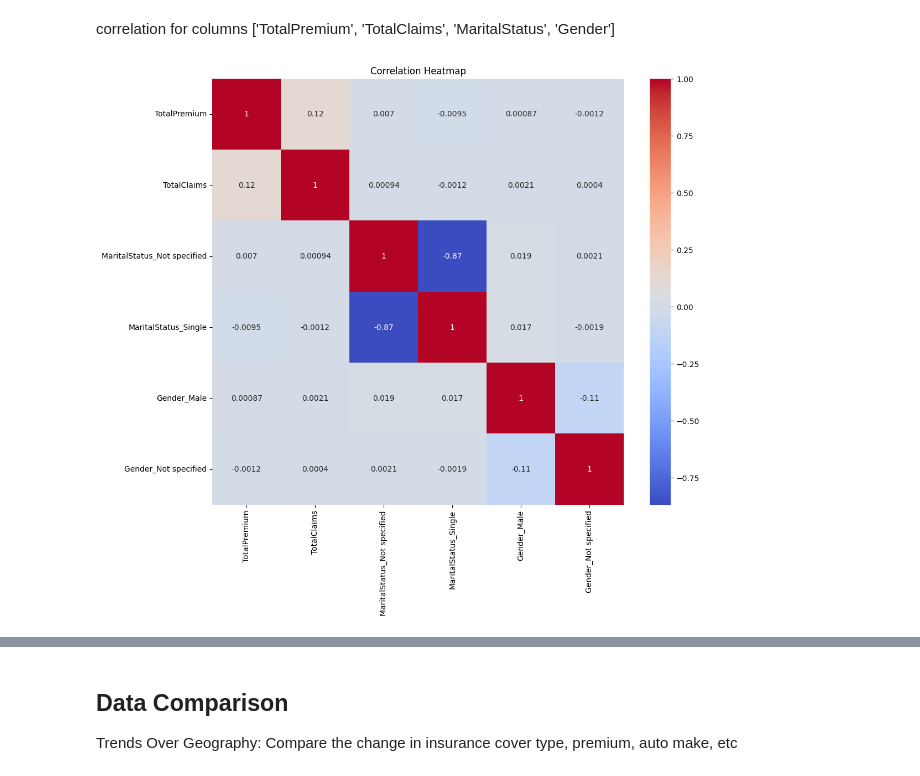
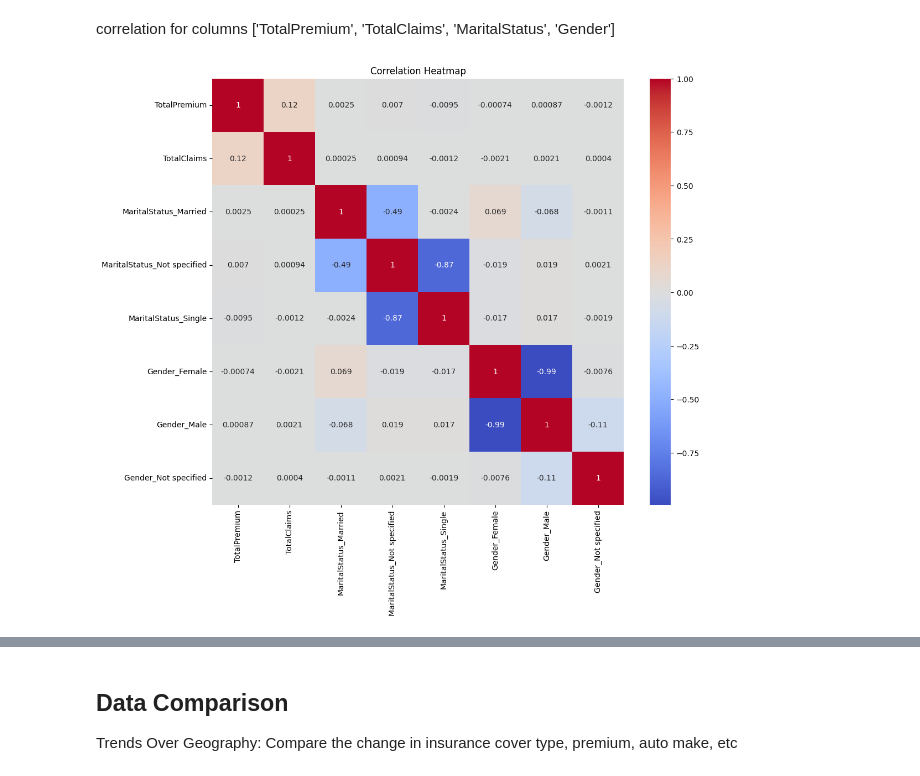
Before and after one commit to OL-YAD/AlphaCares-Insurance-Analytics, a Jupyter notebook: notebooks/insurance_EDA.ipynb, the cells around one changed output, grey strips where cells are left out. Saved outputs shown, nothing was run; the diff lists cells and outputs as text; code cells hidden in the pictures.

```diff
--- a/notebooks/insurance_EDA.ipynb
+++ b/notebooks/insurance_EDA.ipynb
@@ -404,9 +406,9 @@ Name: TotalPremium, dtype: float64
 correlation for columns ['TotalPremium', 'TotalClaims', 'MaritalStatus', 'Gender']
 # %%
 columns=['TotalPremium', 'TotalClaims', 'MaritalStatus', 'Gender']
+columns_data = df[columns]
 
-df_encoded = pd.get_dummies(df[columns], drop_first=True)
-#plot_correlation_heatmap(df, columns)
-plot_correlation_heatmap(df_encoded, df_encoded.columns)
+columns_data = pd.get_dummies(columns_data, columns=['MaritalStatus', 'Gender'])
+plot_correlation_heatmap(columns_data, columns_data.columns)
 # %% [output]
-[figure, old version]
+[figure, new version]
```
Also changed, not shown: parts of 14 cells of this notebook, 3 other files.
